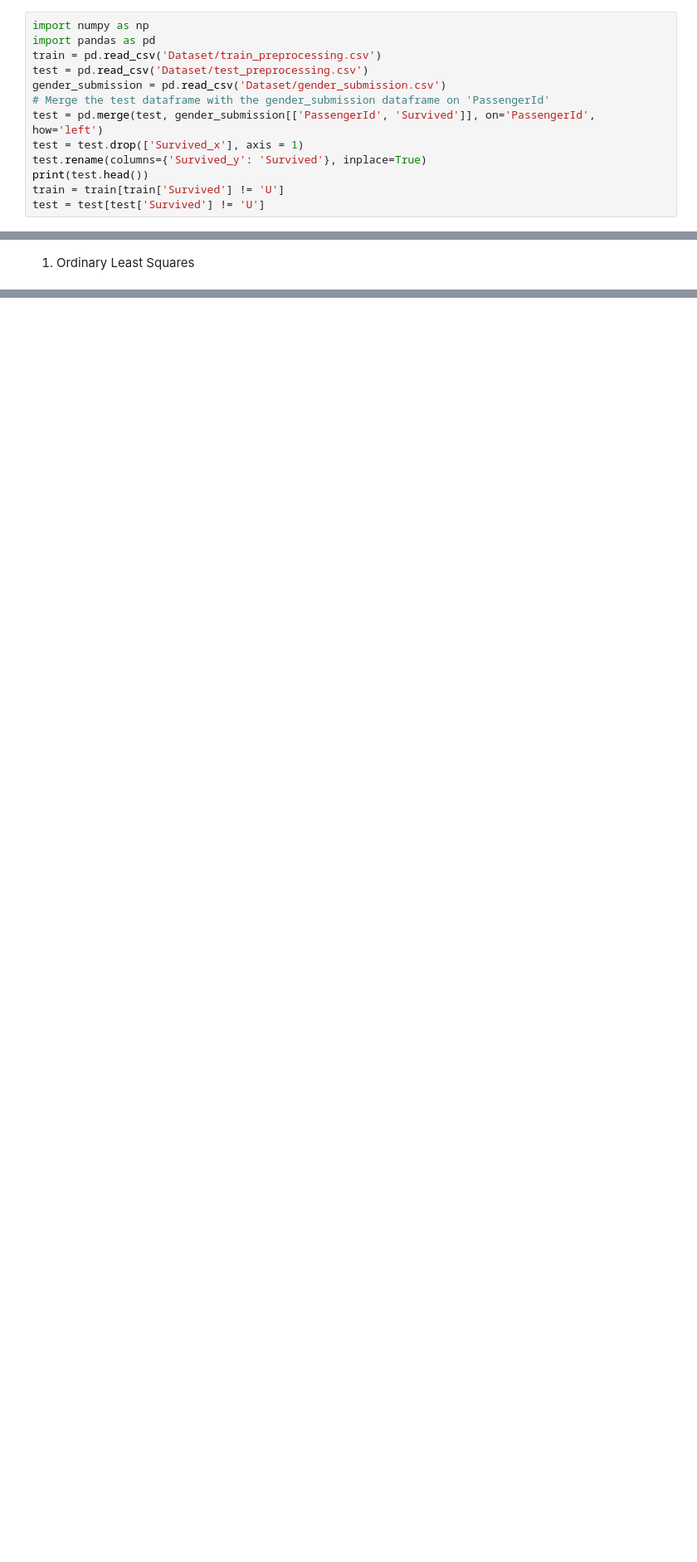
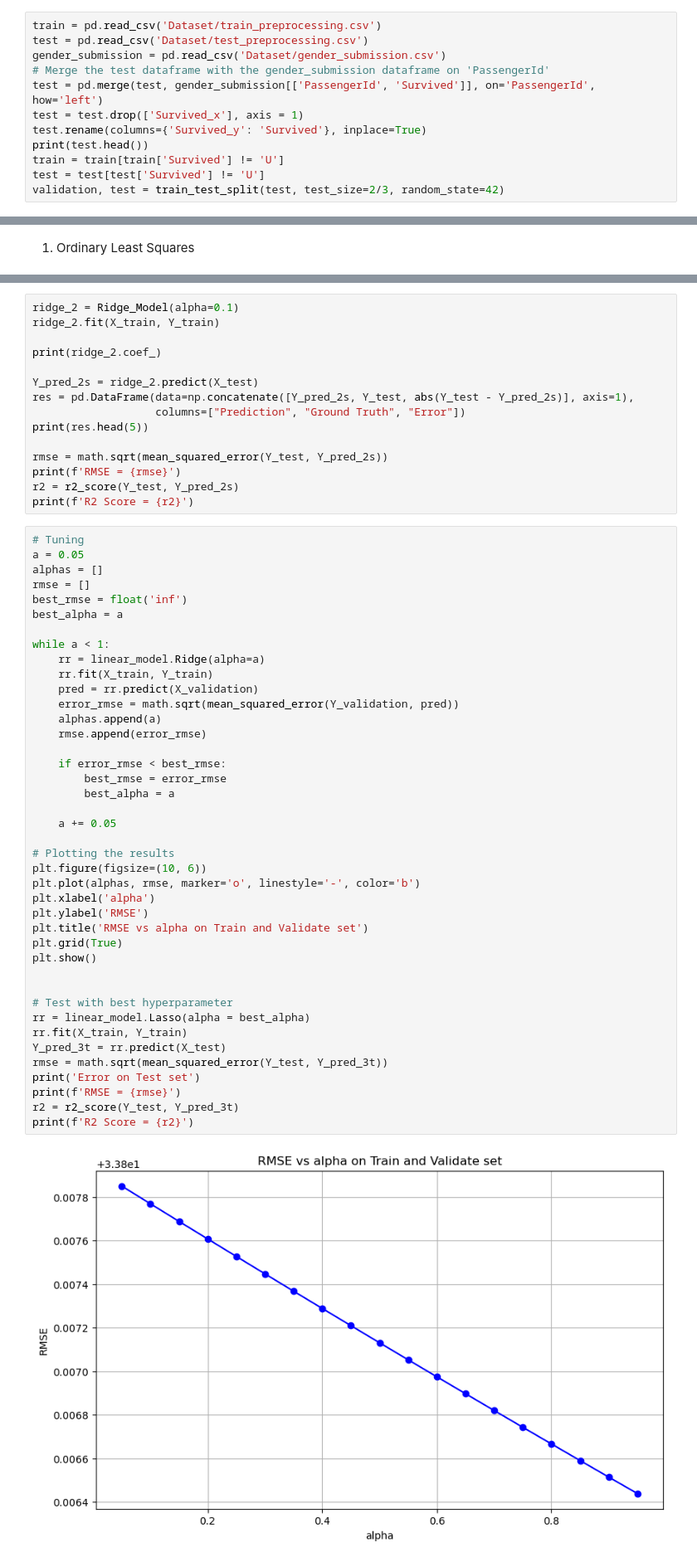
Before and after one commit to otimeotime/MachineLearning, a Jupyter notebook: regression.ipynb, the cells around one changed output, grey strips where cells are left out. Shown: that part at 83% size. Drawn from its saved outputs; the diff is of its cells as text; blank space fills up the shorter version.

Commit message:
Linear Regression

```diff
--- a/regression.ipynb
+++ b/regression.ipynb
@@ -5,6 +13,4 @@ DATA PREPARATION
 # %%
-import numpy as np
-import pandas as pd
 train = pd.read_csv('Dataset/train_preprocessing.csv')
 test = pd.read_csv('Dataset/test_preprocessing.csv')
 gender_submission = pd.read_csv('Dataset/gender_submission.csv')
@@ -15,3 +21,4 @@ test.rename(columns={'Survived_y': 'Survived'}, inplace=True)
 print(test.head())
 train = train[train['Survived'] != 'U']
 test = test[test['Survived'] != 'U']
+validation, test = train_test_split(test, test_size=2/3, random_state=42)
@@ -87,0 +120,58 @@ R2 Score = 1.0
+# %%
+ridge_2 = Ridge_Model(alpha=0.1)
+ridge_2.fit(X_train, Y_train)
+
+print(ridge_2.coef_)
+
+Y_pred_2s = ridge_2.predict(X_test)
+res = pd.DataFrame(data=np.concatenate([Y_pred_2s, Y_test, abs(Y_test - Y_pred_2s)], axis=1),
+                   columns=["Prediction", "Ground Truth", "Error"])
+print(res.head(5))
+
+rmse = math.sqrt(mean_squared_error(Y_test, Y_pred_2s))
+print(f'RMSE = {rmse}')
+r2 = r2_score(Y_test, Y_pred_2s)
+print(f'R2 Score = {r2}')
+# %%
+# Tuning
+a = 0.05
+alphas = []
+rmse = []
+best_rmse = float('inf')
+best_alpha = a
+
+while a < 1:
+    rr = linear_model.Ridge(alpha=a)
+    rr.fit(X_train, Y_train)
+    pred = rr.predict(X_validation)
+    error_rmse = math.sqrt(mean_squared_error(Y_validation, pred))
+    alphas.append(a)
+    rmse.append(error_rmse)
+
+    if error_rmse < best_rmse:
+        best_rmse = error_rmse
+        best_alpha = a
+
+    a += 0.05
+
+# Plotting the results
+plt.figure(figsize=(10, 6))
+plt.plot(alphas, rmse, marker='o', linestyle='-', color='b')
+plt.xlabel('alpha')
+plt.ylabel('RMSE')
+plt.title('RMSE vs alpha on Train and Validate set')
+plt.grid(True)
+plt.show()
+
+
+# Test with best hyperparameter
+rr = linear_model.Lasso(alpha = best_alpha)
+rr.fit(X_train, Y_train)
+Y_pred_3t = rr.predict(X_test)
+rmse = math.sqrt(mean_squared_error(Y_test, Y_pred_3t))
+print('Error on Test set')
+print(f'RMSE = {rmse}')
+r2 = r2_score(Y_test, Y_pred_3t)
+print(f'R2 Score = {r2}')
+# %% [output]
+[figure, added]
```
Also changed, not shown: parts of 18 cells of this notebook.
